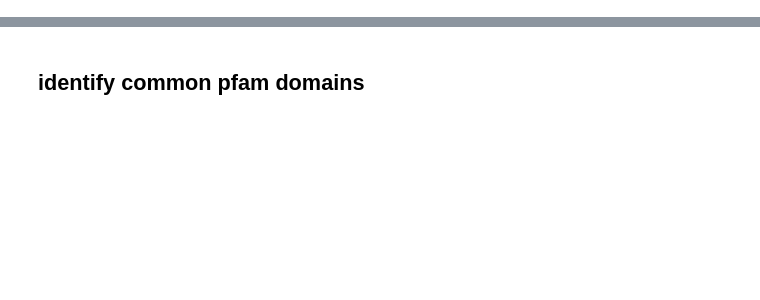
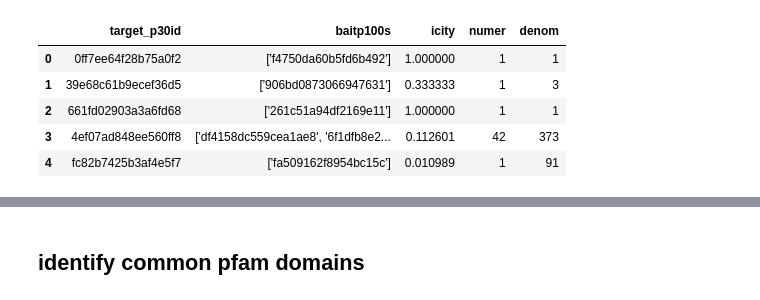
Before and after one commit to pdhsulab/GeneGraphDB, a Jupyter notebook: explore_tnpB_neighb.ipynb, the cells around one changed output, grey strips where cells are left out. Cells and saved outputs as stored; diff of their text form; code cells hidden in the pictures; blank space fills up the shorter version.

```diff
--- a/explore_tnpB_neighb.ipynb
+++ b/explore_tnpB_neighb.ipynb
@@ -17,3 +18,12 @@ tnpB_df = pd.read_csv(tnpB_path).rename(columns={" icity": "icity", " numer": "n
+# %%
+tnpB_df.head()
+# %% [output]
+|  | target_p30id | baitp100s | icity | numer | denom |
+| 0 | 0ff7ee64f28b75a0f2 | ['f4750da60b5fd6b492'] | 1.000000 | 1 | 1 |
+| 1 | 39e68c61b9ecef36d5 | ['906bd0873066947631'] | 0.333333 | 1 | 3 |
+| 2 | 661fd02903a3a6fd68 | ['261c51a94df2169e11'] | 1.000000 | 1 | 1 |
+| 3 | 4ef07ad848ee560ff8 | ['df4158dc559cea1ae8', '6f1dfb8e2... | 0.112601 | 42 | 373 |
+| 4 | fc82b7425b3af4e5f7 | ['fa509162f8954bc15c'] | 0.010989 | 1 | 91 |
 # %%
 def get_prot_sequence(pid):
     con=sqlite3.connect("80kprotein_stats.db")
```
Also changed, not shown: parts of 35 cells of this notebook, 24 other files.
